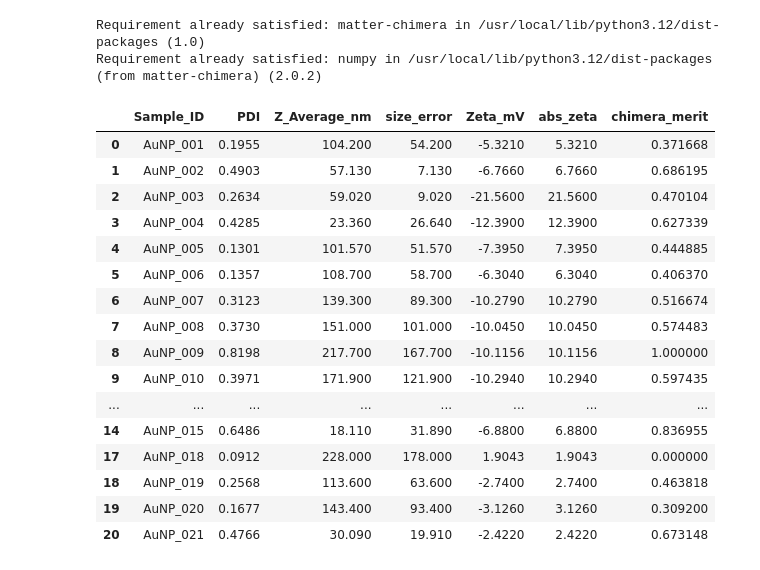
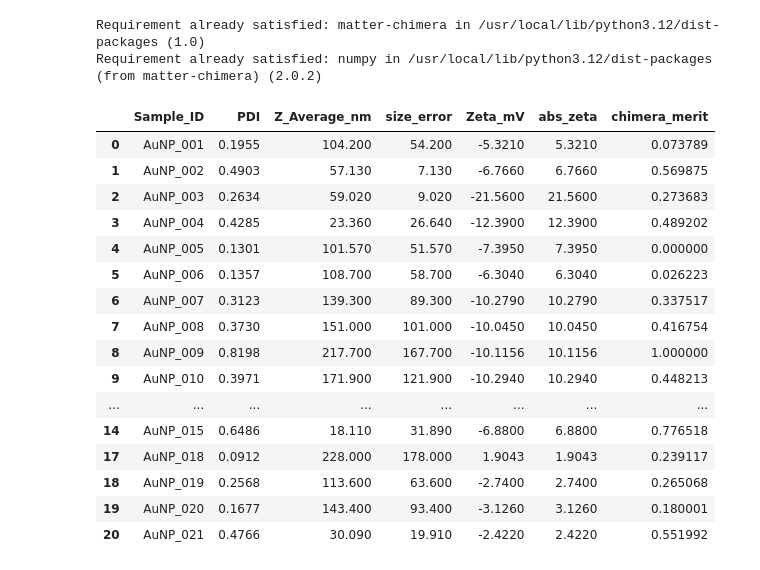
Before and after one commit to tedeliott/multi_opti_for_GoldNPs, a Jupyter notebook: research_project.ipynb, the cells around one changed output. Saved outputs shown, nothing was run; the diff lists cells and outputs as text; code cells hidden in the pictures.

```diff
--- a/research_project.ipynb
+++ b/research_project.ipynb
@@ -190,40 +190,40 @@ Requirement already satisfied: numpy in /usr/local/lib/python3.12/dist-packages
 # %%
 from chimera import Chimera
 
 chimera = Chimera(
-    tolerances=[0.2, 0.3, 0.1],
+    tolerances=[0.2, 0.1, 0.3],
     absolutes=[False, False, False],
-    goals=["min", "min", "max"]
+    goals=["min", "max", "min"]
 )
 
 y_chimera = chimera.scalarize(Y_objectives)
 
 df_model["chimera_merit"] = y_chimera
 
 df_model[[
     "Sample_ID",
     "PDI",
     "Z_Average_nm",
     "size_error",
     "Zeta_mV",
     "abs_zeta",
     "chimera_merit"
 ]]
 # %% [output]
 |  | Sample_ID | PDI | Z_Average_nm | size_error | Zeta_mV | abs_zeta | chimera_merit |
-| 0 | AuNP_001 | 0.1955 | 104.200 | 54.200 | -5.3210 | 5.3210 | 0.371668 |
-| 1 | AuNP_002 | 0.4903 | 57.130 | 7.130 | -6.7660 | 6.7660 | 0.686195 |
-| 2 | AuNP_003 | 0.2634 | 59.020 | 9.020 | -21.5600 | 21.5600 | 0.470104 |
-| 3 | AuNP_004 | 0.4285 | 23.360 | 26.640 | -12.3900 | 12.3900 | 0.627339 |
-| 4 | AuNP_005 | 0.1301 | 101.570 | 51.570 | -7.3950 | 7.3950 | 0.444885 |
-| 5 | AuNP_006 | 0.1357 | 108.700 | 58.700 | -6.3040 | 6.3040 | 0.406370 |
-| 6 | AuNP_007 | 0.3123 | 139.300 | 89.300 | -10.2790 | 10.2790 | 0.516674 |
-| 7 | AuNP_008 | 0.3730 | 151.000 | 101.000 | -10.0450 | 10.0450 | 0.574483 |
+| 0 | AuNP_001 | 0.1955 | 104.200 | 54.200 | -5.3210 | 5.3210 | 0.073789 |
+| 1 | AuNP_002 | 0.4903 | 57.130 | 7.130 | -6.7660 | 6.7660 | 0.569875 |
+| 2 | AuNP_003 | 0.2634 | 59.020 | 9.020 | -21.5600 | 21.5600 | 0.273683 |
+| 3 | AuNP_004 | 0.4285 | 23.360 | 26.640 | -12.3900 | 12.3900 | 0.489202 |
+| 4 | AuNP_005 | 0.1301 | 101.570 | 51.570 | -7.3950 | 7.3950 | 0.000000 |
+| 5 | AuNP_006 | 0.1357 | 108.700 | 58.700 | -6.3040 | 6.3040 | 0.026223 |
+| 6 | AuNP_007 | 0.3123 | 139.300 | 89.300 | -10.2790 | 10.2790 | 0.337517 |
+| 7 | AuNP_008 | 0.3730 | 151.000 | 101.000 | -10.0450 | 10.0450 | 0.416754 |
 | 8 | AuNP_009 | 0.8198 | 217.700 | 167.700 | -10.1156 | 10.1156 | 1.000000 |
-| 9 | AuNP_010 | 0.3971 | 171.900 | 121.900 | -10.2940 | 10.2940 | 0.597435 |
+| 9 | AuNP_010 | 0.3971 | 171.900 | 121.900 | -10.2940 | 10.2940 | 0.448213 |
 | ... | ... | ... | ... | ... | ... | ... | ... |
-| 14 | AuNP_015 | 0.6486 | 18.110 | 31.890 | -6.8800 | 6.8800 | 0.836955 |
-| 17 | AuNP_018 | 0.0912 | 228.000 | 178.000 | 1.9043 | 1.9043 | 0.000000 |
-| 18 | AuNP_019 | 0.2568 | 113.600 | 63.600 | -2.7400 | 2.7400 | 0.463818 |
-| 19 | AuNP_020 | 0.1677 | 143.400 | 93.400 | -3.1260 | 3.1260 | 0.309200 |
-| 20 | AuNP_021 | 0.4766 | 30.090 | 19.910 | -2.4220 | 2.4220 | 0.673148 |
+| 14 | AuNP_015 | 0.6486 | 18.110 | 31.890 | -6.8800 | 6.8800 | 0.776518 |
+| 17 | AuNP_018 | 0.0912 | 228.000 | 178.000 | 1.9043 | 1.9043 | 0.239117 |
+| 18 | AuNP_019 | 0.2568 | 113.600 | 63.600 | -2.7400 | 2.7400 | 0.265068 |
+| 19 | AuNP_020 | 0.1677 | 143.400 | 93.400 | -3.1260 | 3.1260 | 0.180001 |
+| 20 | AuNP_021 | 0.4766 | 30.090 | 19.910 | -2.4220 | 2.4220 | 0.551992 |
```
Also changed, not shown: parts of 2 cells of this notebook.
